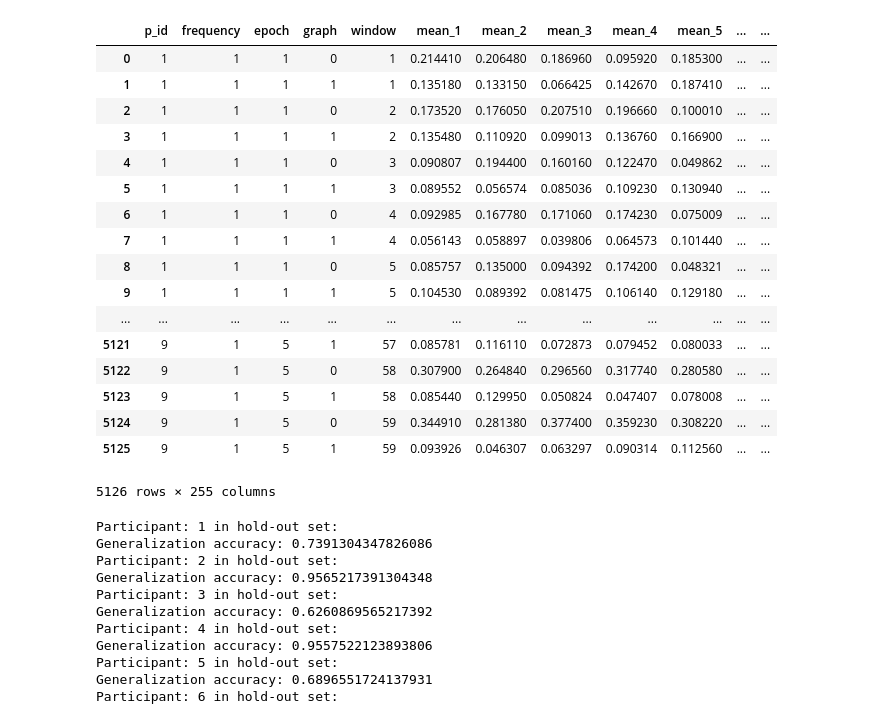
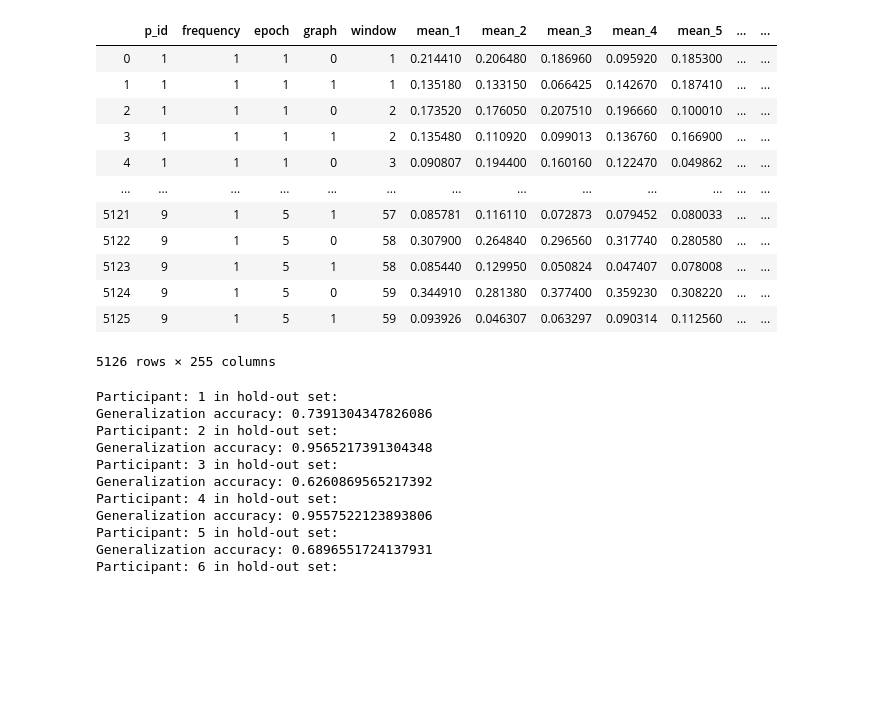
Before and after one commit to BIAPT/Scripts, a Jupyter notebook: Amplitude and Phase Based Graph of Consciousness/experiments/experiment_5_generate_stats.ipynb, the cells around one changed output. Drawn from its saved outputs; the diff is of its cells as text; code cells hidden in the pictures; blank space fills up the shorter version.

```diff
--- a/Amplitude and Phase Based Graph of Consciousness/experiments/experiment_5_generate_stats.ipynb
+++ b/Amplitude and Phase Based Graph of Consciousness/experiments/experiment_5_generate_stats.ipynb
@@ -1,32 +1,27 @@
 # %%
 import numpy as np
 import pandas as pd
 import sklearn
 import matplotlib.pyplot as plt
 
 # First step will be to import the feature data and the labels
-data_path = "C:/Users/biapt/Documents/full_wei_data.csv";
+data_path = "/home/yacine/Documents/aec_vs_wpli/full_wei_data.csv";
 data = pd.read_csv(data_path)
 # here what everything means:
 '''
 frequencies = {"alpha","beta","delta","theta","gamma"};
 epochs = {'ec1','emf5','ec1','if5','emf5','eml5','ec3','ec8'};
 graph = {"aec","pli"}
 The ids we see are mapping to these
 '''
 data
 # %% [output]
 |  | p_id | frequency | epoch | graph | window | mean_1 | mean_2 | mean_3 | mean_4 | mean_5 | ... | ... |
 | 0 | 1 | 1 | 1 | 0 | 1 | 0.214410 | 0.206480 | 0.186960 | 0.095920 | 0.185300 | ... | ... |
 | 1 | 1 | 1 | 1 | 1 | 1 | 0.135180 | 0.133150 | 0.066425 | 0.142670 | 0.187410 | ... | ... |
 | 2 | 1 | 1 | 1 | 0 | 2 | 0.173520 | 0.176050 | 0.207510 | 0.196660 | 0.100010 | ... | ... |
 | 3 | 1 | 1 | 1 | 1 | 2 | 0.135480 | 0.110920 | 0.099013 | 0.136760 | 0.166900 | ... | ... |
 | 4 | 1 | 1 | 1 | 0 | 3 | 0.090807 | 0.194400 | 0.160160 | 0.122470 | 0.049862 | ... | ... |
-| 5 | 1 | 1 | 1 | 1 | 3 | 0.089552 | 0.056574 | 0.085036 | 0.109230 | 0.130940 | ... | ... |
-| 6 | 1 | 1 | 1 | 0 | 4 | 0.092985 | 0.167780 | 0.171060 | 0.174230 | 0.075009 | ... | ... |
-| 7 | 1 | 1 | 1 | 1 | 4 | 0.056143 | 0.058897 | 0.039806 | 0.064573 | 0.101440 | ... | ... |
-| 8 | 1 | 1 | 1 | 0 | 5 | 0.085757 | 0.135000 | 0.094392 | 0.174200 | 0.048321 | ... | ... |
-| 9 | 1 | 1 | 1 | 1 | 5 | 0.104530 | 0.089392 | 0.081475 | 0.106140 | 0.129180 | ... | ... |
 | ... | ... | ... | ... | ... | ... | ... | ... | ... | ... | ... | ... | ... |
 | 5121 | 9 | 1 | 5 | 1 | 57 | 0.085781 | 0.116110 | 0.072873 | 0.079452 | 0.080033 | ... | ... |
 | 5122 | 9 | 1 | 5 | 0 | 58 | 0.307900 | 0.264840 | 0.296560 | 0.317740 | 0.280580 | ... | ... |
```
Also changed, not shown: parts of 2 cells of this notebook, 4 other files.
